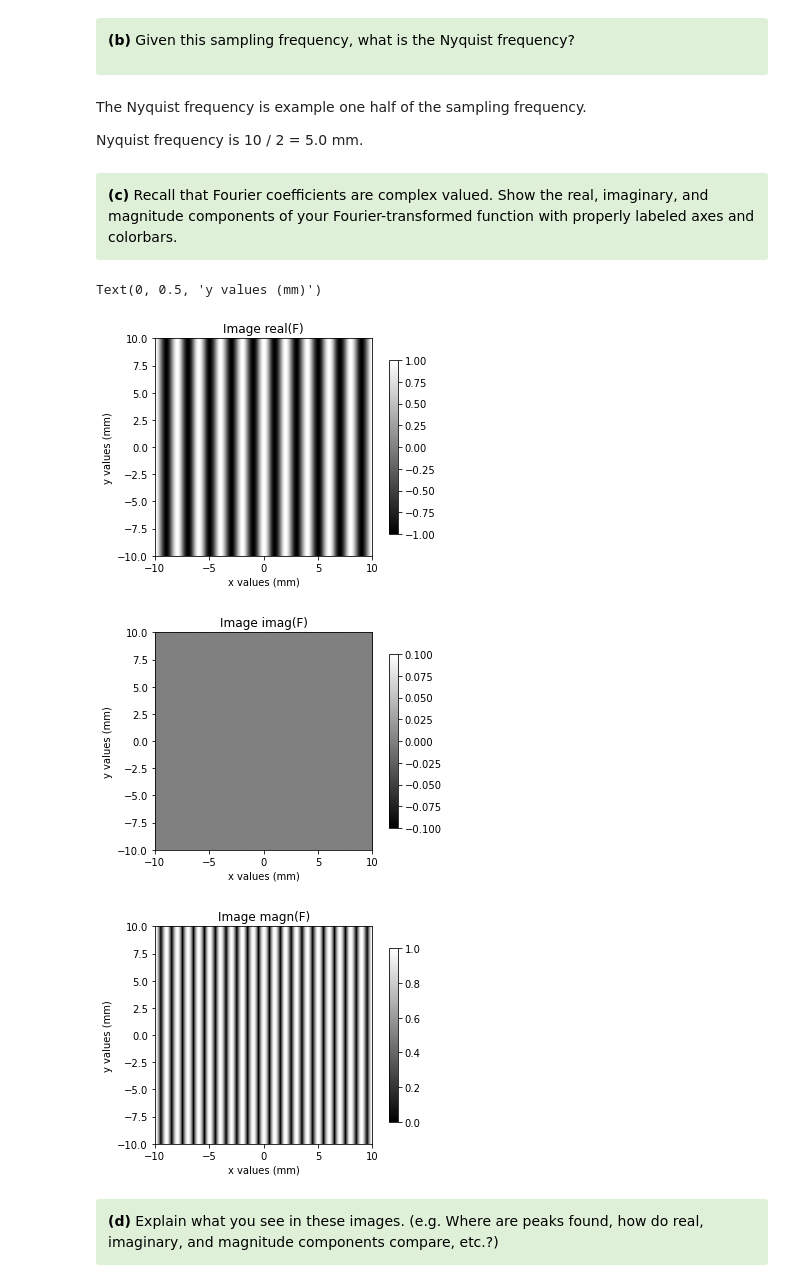
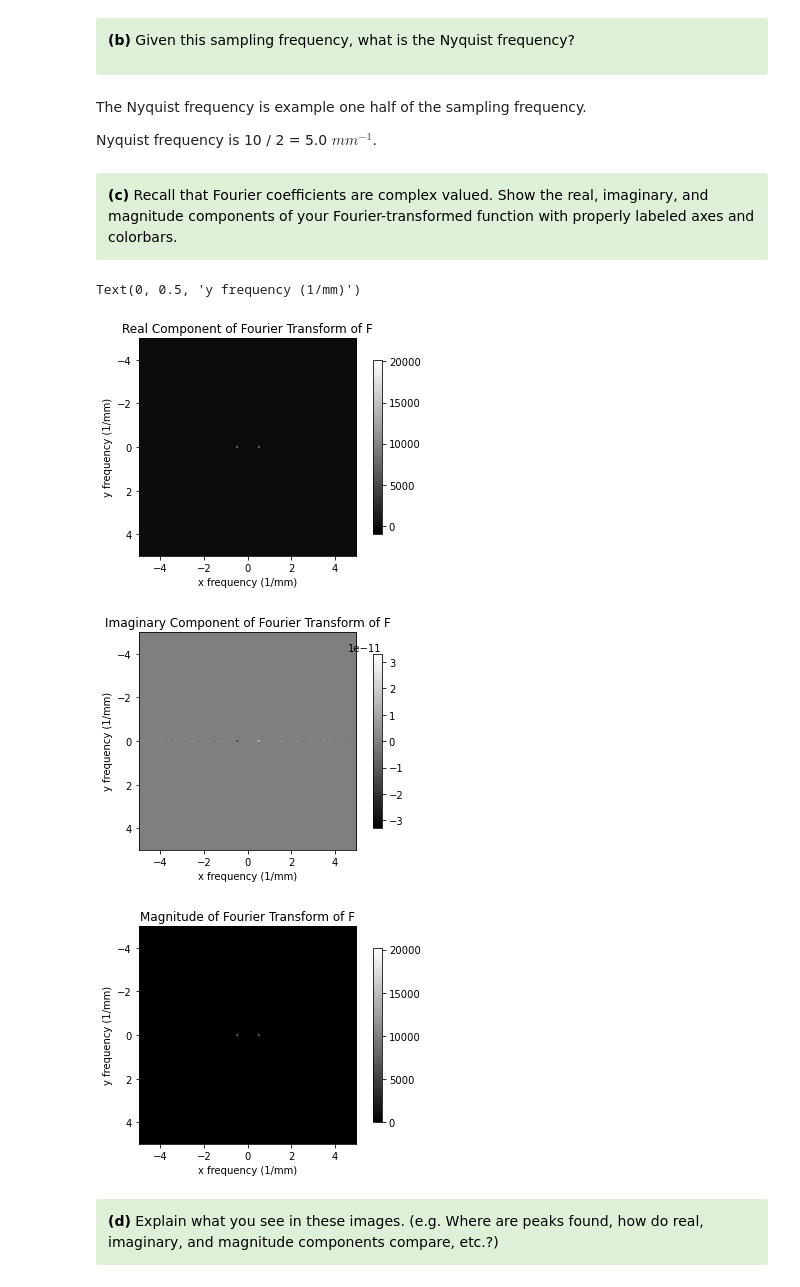
Before and after one commit to dishamishra/Labs_Imager, a Jupyter notebook: Lab2 Part1 (Clean).ipynb, the cells around one changed output. Cells and saved outputs as stored; diff of their text form; code cells hidden in the pictures.

```diff
--- a/Lab2 Part1 (Clean).ipynb
+++ b/Lab2 Part1 (Clean).ipynb
@@ -187,44 +187,44 @@ The sampling frequency is 10.0 mm
 # %% [markdown]
 The Nyquist frequency is example one half of the sampling frequency.
 
-Nyquist frequency is 10 / 2 = 5.0 mm.
+Nyquist frequency is 10 / 2 = 5.0 $mm^{-1}$.
 # %% [markdown]
 <div class="alert alert-block alert-success">
 <font color='black'> <b>(c)</b> Recall that Fourier coefficients are complex valued. Show the real, imaginary, and magnitude components of your Fourier-transformed function with properly labeled axes and colorbars.   </font>
 
 </div>
 # %%
-# Real part
-real_F = np.real(F)
+# Fourier Transform
+Fft = fftshift(fft2(ifftshift(F)))
+
+#Real Component
 plt.figure()
-real_F_plot = plt.imshow(real_F, cmap='gray', extent = [-10,10,-10,10])
+real_F_plot = plt.imshow(np.real(Fft), cmap = "gray", extent = [(-fs/2)*((N-1)/N),(fs/2)*((N-1)/N),(fs/2)*((N-1)/N),(-fs/2)*((N-1)/N)])
 plt.colorbar(real_F_plot, shrink=0.8)
-plt.title("Image real(F)")
-plt.xlabel("x values (mm)")
-plt.ylabel("y values (mm)")
+plt.title("Real Component of Fourier Transform of F")
+plt.xlabel("x frequency (1/mm)")
+plt.ylabel("y frequency (1/mm)")
 
 # Imaginary part
-imaginary_F = np.imag(F)
 plt.figure()
-imag_F_plot = plt.imshow(imaginary_F, cmap='gray', extent = [-10,10,-10,10])
+imag_F_plot = plt.imshow(np.imag(Fft), cmap = "gray", extent = [(-fs/2)*((N-1)/N),(fs/2)*((N-1)/N),(fs/2)*((N-1)/N),(-fs/2)*((N-1)/N)])
 plt.colorbar(imag_F_plot, shrink=0.8)
-plt.title("Image imag(F)")
-plt.xlabel("x values (mm)")
-plt.ylabel("y values (mm)")
+plt.title("Imaginary Component of Fourier Transform of F")
+plt.xlabel("x frequency (1/mm)")
+plt.ylabel("y frequency (1/mm)")
 
 # Magnitude
-magn_F = np.abs(F)
 plt.figure()
-magn_F_plot = plt.imshow(magn_F, cmap='gray', extent = [-10,10,-10,10])
+magn_F_plot = plt.imshow(np.abs(Fft), cmap = "gray", extent = [(-fs/2)*((N-1)/N),(fs/2)*((N-1)/N),(fs/2)*((N-1)/N),(-fs/2)*((N-1)/N)])
 plt.colorbar(magn_F_plot, shrink=0.8)
-plt.title("Image magn(F)")
-plt.xlabel("x values (mm)")
-plt.ylabel("y values (mm)")
+plt.title("Magnitude of Fourier Transform of F")
+plt.xlabel("x frequency (1/mm)")
+plt.ylabel("y frequency (1/mm)")
 # %% [output]
-Text(0, 0.5, 'y values (mm)')
+Text(0, 0.5, 'y frequency (1/mm)')
-[figure, old version]
+[figure, new version]
-[figure, old version]
+[figure, new version]
-[figure, old version]
+[figure, new version]
 # %% [markdown]
 <div class="alert alert-block alert-success">
 <font color='black'> <b>(d)</b> Explain what you see in these images. (e.g. Where are peaks found, how do real, imaginary, and magnitude components compare, etc.?)   </font>
```
Also changed, not shown: parts of 19 cells of this notebook.
